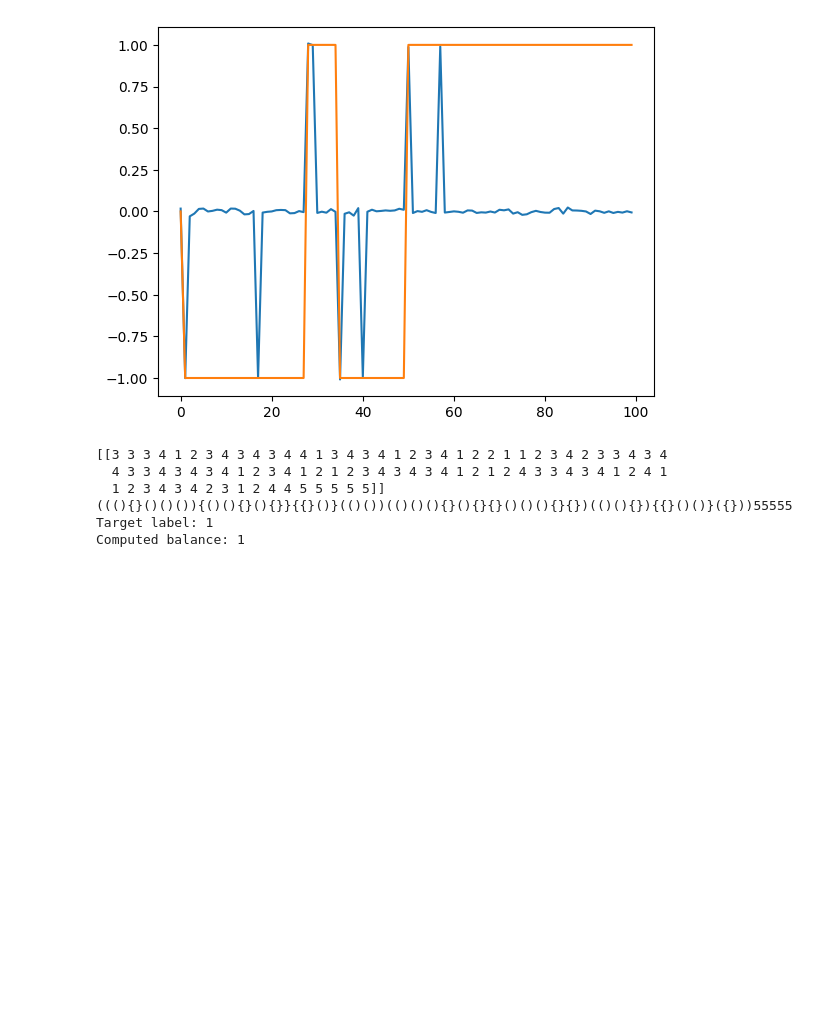
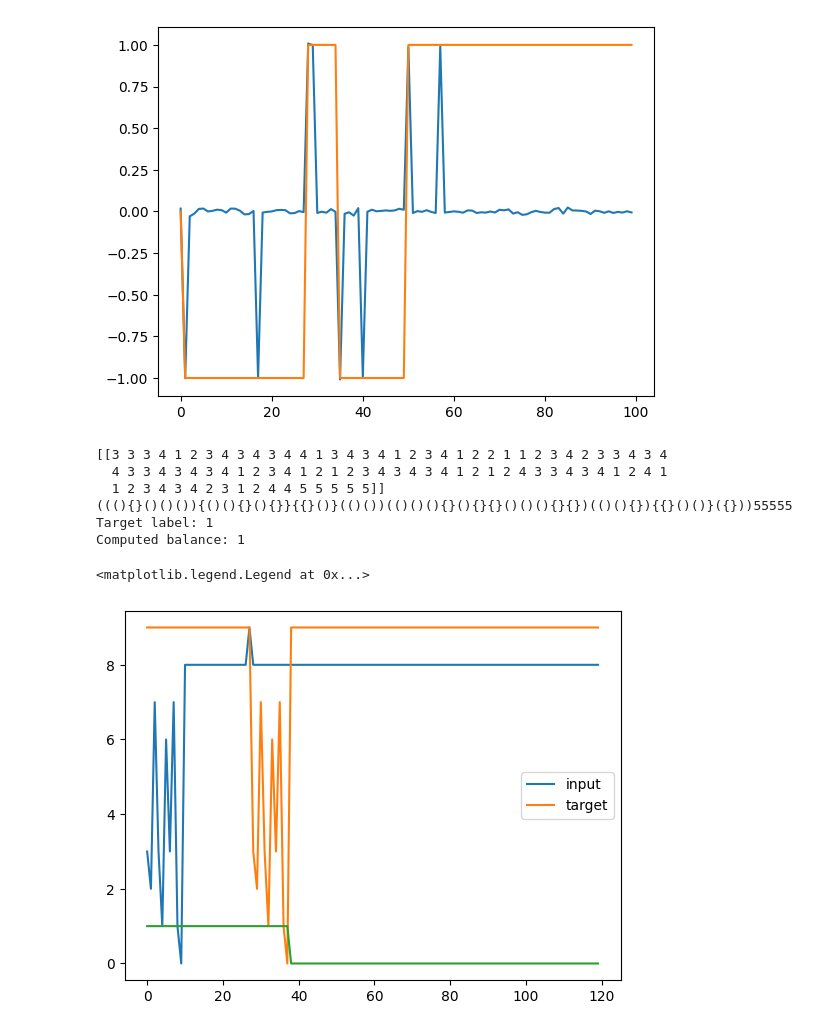
Before and after one commit to phess2/9520_recurrent_networks, a Jupyter notebook: test_datasets.ipynb, the cells around one changed output. Cells and saved outputs as stored; diff of their text form; code cells hidden in the pictures; blank space fills up the shorter version.

```diff
--- a/test_datasets.ipynb
+++ b/test_datasets.ipynb
@@ -85,9 +87,12 @@ Target label: 1
 Computed balance: 1
 # %%
 import matplotlib.pyplot as plt
-# copy = CopyDataset(min_lag =10, max_lag=100, batch_size=13,num_classes=10)
+copy = CopyDataset(min_lag =10, max_lag=100, batch_size=13,num_classes=10)
 inputs, targets,mask = copy()
 plt.plot(inputs[0],label='input')
 plt.plot(targets[0],label='target')
 plt.plot(mask[0])
 plt.legend()
+# %% [output]
+<matplotlib.legend.Legend at 0x...>
+[figure, added]
```
Also changed, not shown: parts of 1 cell of this notebook, 20 other files.
